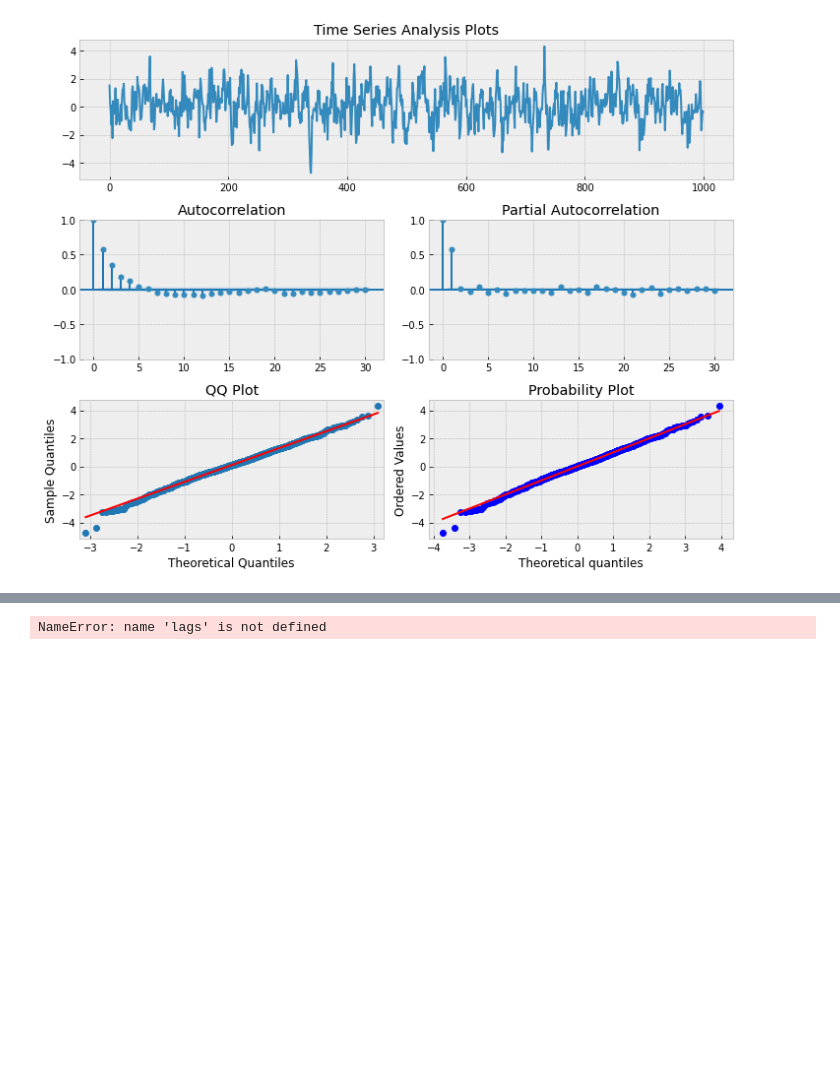
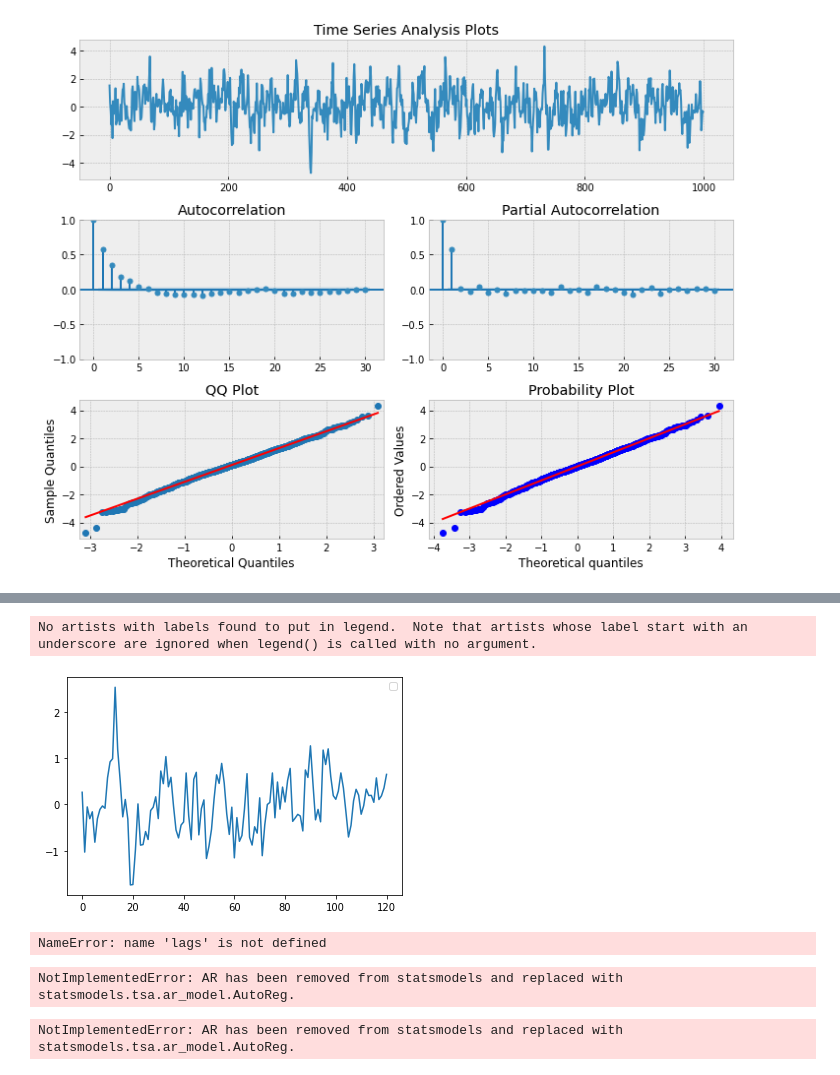
Before and after one commit to egolias1/TimeSeriesAnalysis, a Jupyter notebook: TimeSeriesAnalysisExamples.ipynb, the cells around one changed output, grey strips where cells are left out. Drawn from its saved outputs; the diff is of its cells as text; code cells hidden in the pictures; blank space fills up the shorter version.

```diff
--- a/TimeSeriesAnalysisExamples.ipynb
+++ b/TimeSeriesAnalysisExamples.ipynb
@@ -361,10 +344,23 @@ _ = tsplot(x, lags=None)
 # %%
 # Fit an AR(p) model to simulated AR(1) model with alpha = 0.6
 
-mdl = smt.AutoReg(x, lags=None, trend='c').fit()
-%time est_order = smt.AutoReg(x, lags=None).select_order(maxlag=30, ic='aic', trend='nc')
+#trend = 'c' is the default fitting with constant deterministic terms
+mdl = AR.AutoReg(x, lags=10, trend='c').fit()
+est_order = AR.ar_select_order(x, maxlag=10, ic='aic', trend='c')
+
+results = est_order.model.fit()
+
+print(mdl.summary())
+
+results2 = est_order.model.fit()
+
+print(results2.summary())
 
 true_order = 1
-print('\nalpha estimate: {:3.5f} | best lag order = {}'.format(mdl.params[0], est_order))
-print('\ntrue alpha = {} | true order = {}'.format(a, true_order))
+print('\n AR Model First Order Parameter: {:3.5f} | best lag order = {}'.format(mdl.params[1], est_order))
+print('\n Fixed First Order Parameter: = {} | true order = {}'.format(a, true_order))
+
+#print(est_order)
+
+#print()
 # %% [output]
@@ -373,3 +384,8 @@ NameError: name 'est_order' is not defined
+# %%
+fig = results.plot_predict(720, 840)
+# %% [output]
+No artists with labels found to put in legend.  Note that artists whose label start with an underscore are ignored when legend() is called with no argument.
+[figure, added]
 # %%
 # Simulate an AR(2) process
 
@@ -388,3 +404,34 @@ ar2 = smt.arma_generate_sample(ar=ar, ma=ma, nsample=n)
 _ = tsplot(ar2, lags=lags)
 # %% [output]
 NameError: name 'lags' is not defined
+# %%
+# Fit an AR(p) model to simulated AR(2) process
+
+max_lag = 10
+mdl = smt.AR(ar2).fit(maxlag=max_lag, ic='aic', trend='nc')
+est_order = smt.AR(ar2).select_order(
+    maxlag=max_lag, ic='aic', trend='nc')
+
+true_order = 2
+p('\ncoef estimate: {:3.4f} {:3.4f} | best lag order = {}'
+  .format(mdl.params[0],mdl.params[1], est_order))
+p('\ntrue coefs = {} | true order = {}'
+  .format([.666,-.333], true_order))
+
+# coef estimate: 0.6291 -0.3196 | best lag order = 2
+# true coefs = [0.666, -0.333] | true order = 2
+# %% [output]
+NotImplementedError: AR has been removed from statsmodels and replaced with statsmodels.tsa.ar_model.AutoReg.
+# %%
+# Select best lag order for MSFT returns
+
+max_lag = 30
+mdl = smt.AR(lrets.MSFT).fit(maxlag=max_lag, ic='aic', trend='nc')
+est_order = smt.AR(lrets.MSFT).select_order(
+    maxlag=max_lag, ic='aic', trend='nc')
+
+p('best estimated lag order = {}'.format(est_order))
+
+# best estimated lag order = 23
+# %% [output]
+NotImplementedError: AR has been removed from statsmodels and replaced with statsmodels.tsa.ar_model.AutoReg.
```
Also changed, not shown: parts of 7 cells of this notebook, 8 other files.
